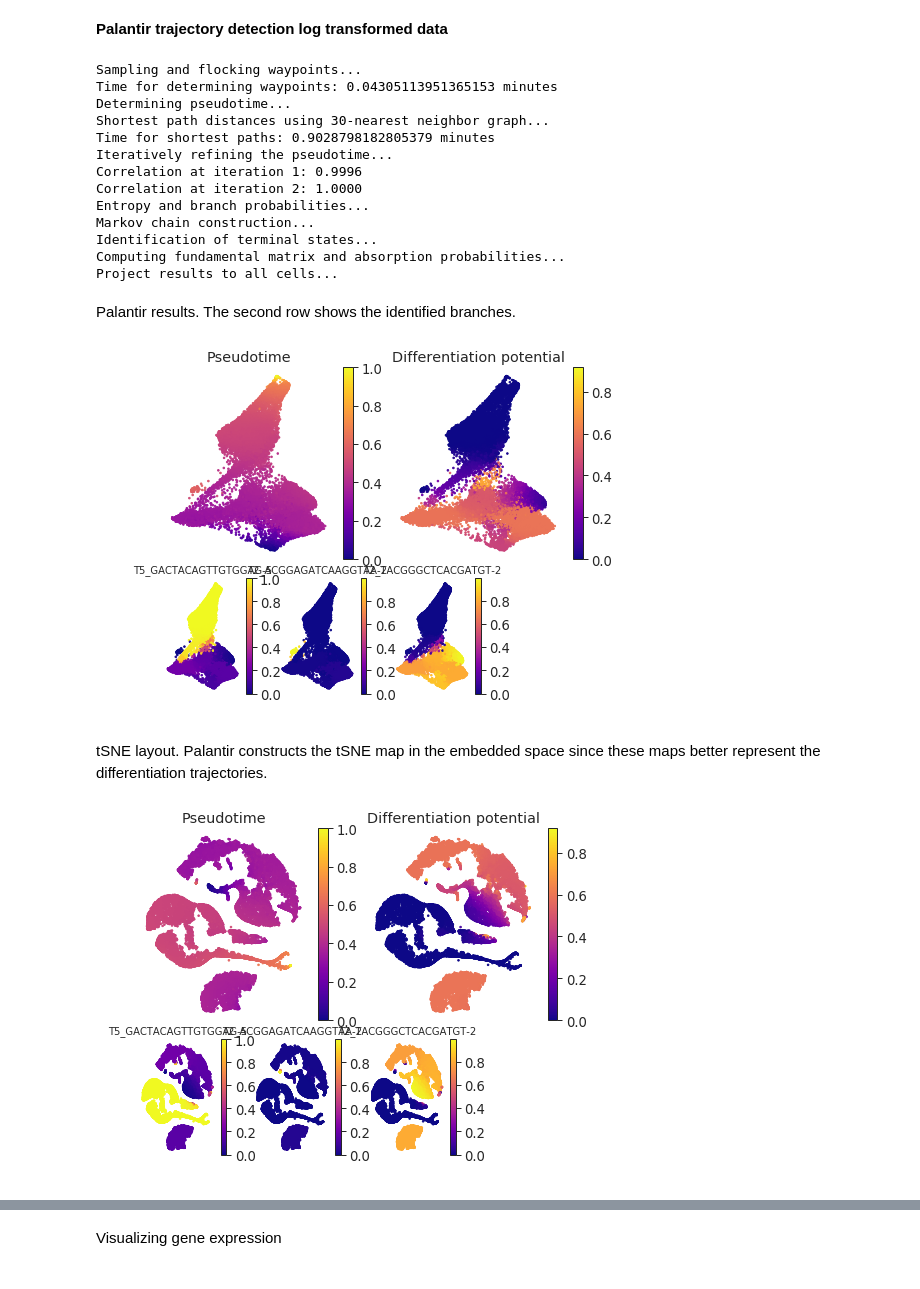
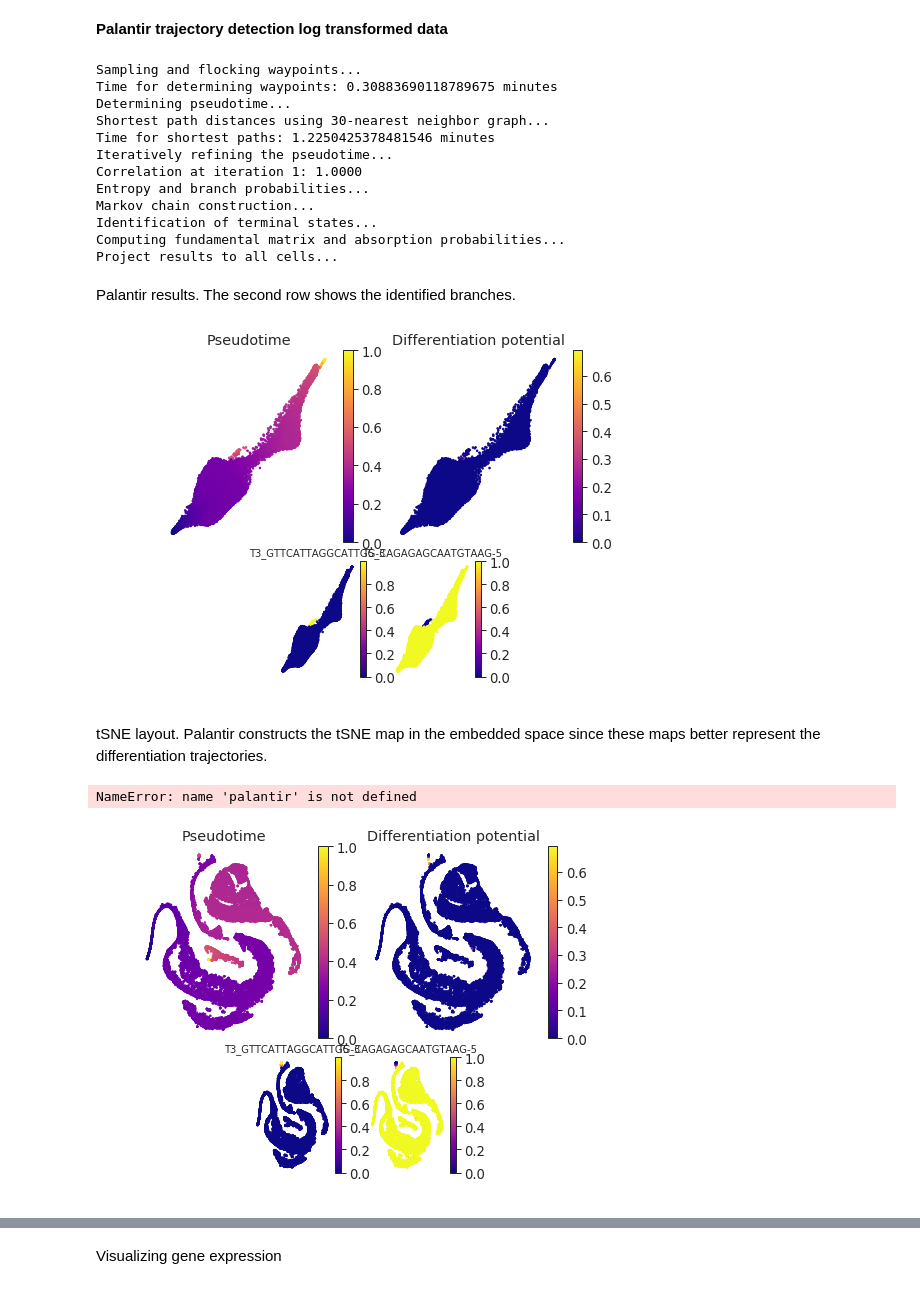
Before and after one commit to PytrikFolkertsma/10x-adipocyte-analysis, a Jupyter notebook: analysis/harmony/10x-180831_harmony_palantir.ipynb, the cells around one changed output, grey strips where cells are left out. Saved outputs shown, nothing was run; the diff lists cells and outputs as text; code cells hidden in the pictures.

```diff
--- a/analysis/harmony/10x-180831_harmony_palantir.ipynb
+++ b/analysis/harmony/10x-180831_harmony_palantir.ipynb
@@ -46,3 +50,7 @@ Index(['MT1G', 'REN', 'FABP4', 'MT2A', 'MT1X', 'MTRNR2L1', 'IGF2', 'CFD',
        'CYP26A1', 'COLCA2', 'RP11-572C15.6', 'TRIB1', 'ARHGAP12', 'SETBP1',
        'PROCR', 'PID1', 'RP1-251M9.2', 'NGF'],
       dtype='object', length=1000)
+# %%
+monocle_genes = [gene.strip() for gene in open('/projects/pytrik/sc_adipose/analyze_10x_fluidigm/10x-adipocyte-analysis/output/markergenes/180831/monocle_genelist_T1T2T3_T4T5_res.1.5', 'r')]
+print(len(monocle_genes))
+monocle_genes[1:10]
@@ -50,7 +69,8 @@ Index(['MT1G', 'REN', 'FABP4', 'MT2A', 'MT1X', 'MTRNR2L1', 'IGF2', 'CFD',
 From the tutorial: "Data can be optionally log transformed. Note that, some datasets show better signal in the linear scale while others show stronger signal in the log scale."
 Therefore, keep both the normalized and log normalized data.
 # %%
-data_df_log = harmony.utils.log_transform(norm_df.loc[:,hvg_genes])
+data_df_log = harmony.utils.log_transform(norm_df.loc[:,monocle_genes])
+#data_df_log = harmony.utils.log_transform(norm_df.loc[:,hvg_genes])
 data_df = norm_df
 # %% [markdown]
 <h3>Metadata</h3>
@@ -82,3 +98,3 @@ timepoint_connections
 # %%
-aug_aff, aff = harmony.core.augmented_affinity_matrix(data_df, tp, timepoint_connections)
+#aug_aff, aff = harmony.core.augmented_affinity_matrix(data_df, tp, timepoint_connections)
 aug_aff_log, aff_log = harmony.core.augmented_affinity_matrix(data_df_log, tp, timepoint_connections)
@@ -222,13 +209,12 @@ start_cell = 'T1_TCTGGAAAGTGCGATG-1'
 pr_res_log = palantir.core.run_palantir(ms_data_log, start_cell, use_early_cell_as_start=False)
 # %% [output]
 Sampling and flocking waypoints...
-Time for determining waypoints: 0.04305113951365153 minutes
+Time for determining waypoints: 0.30883690118789675 minutes
 Determining pseudotime...
 Shortest path distances using 30-nearest neighbor graph...
-Time for shortest paths: 0.9028798182805379 minutes
+Time for shortest paths: 1.2250425378481546 minutes
 Iteratively refining the pseudotime...
-Correlation at iteration 1: 0.9996
-Correlation at iteration 2: 1.0000
+Correlation at iteration 1: 1.0000
 Entropy and branch probabilities...
 Markov chain construction...
 Identification of terminal states...
@@ -239,15 +225,17 @@ Palantir results. The second row shows the identified branches.
 # %%
 palantir.plot.plot_palantir_results(pr_res_log, layout_log)
 # %% [output]
-[figure, old version]
+[figure, new version]
 # %% [markdown]
 tSNE layout. Palantir constructs the tSNE map in the embedded space since these maps better represent the differentiation trajectories.
 # %%
-tsne_log_12 = palantir.utils.run_tsne(ms_data_log, random_state=12)
+tsne_log22 = palantir.utils.run_tsne(ms_data_log, random_state=22)
+# %% [output]
+NameError: name 'palantir' is not defined
 # %%
-palantir.plot.plot_palantir_results(pr_res_log, tsne_log_12)
+palantir.plot.plot_palantir_results(pr_res_log, tsne_log)
 # %% [output]
-[figure, old version]
+[figure, new version]
 # %%
 harmony.plot.plot_timepoints(tsne_log, tp)
 # %% [output]
```
Also changed, not shown: parts of 12 cells of this notebook, 12 other files.
